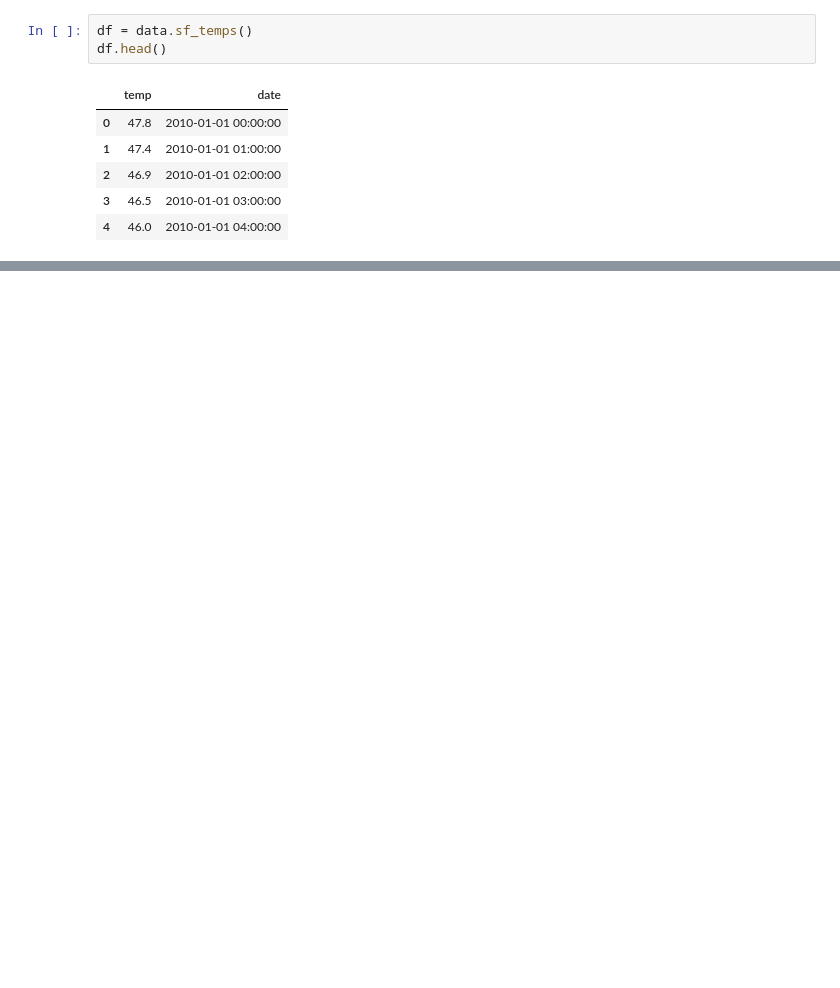
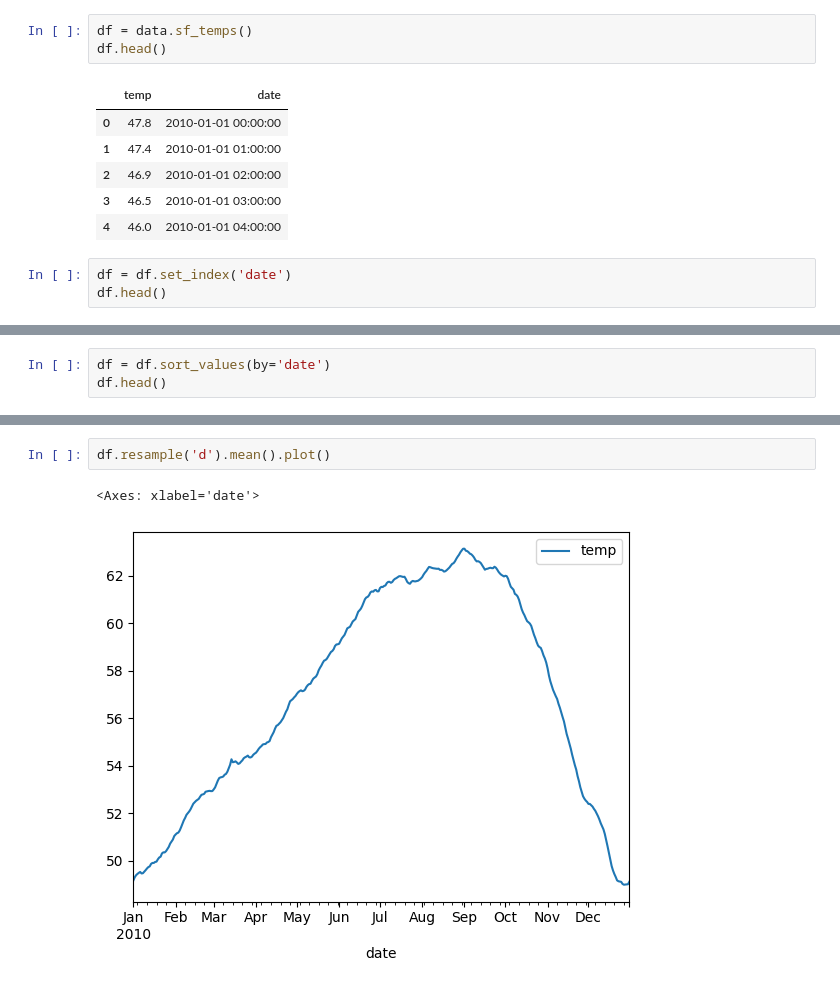
Before and after one commit to Jonathan-Garcia1/time_series_excercises, a Jupyter notebook: time_series_data_excersises.ipynb, the cells around one changed output, grey strips where cells are left out. Saved outputs shown, nothing was run; the diff lists cells and outputs as text; blank space fills up the shorter version.

```diff
--- a/time_series_data_excersises.ipynb
+++ b/time_series_data_excersises.ipynb
@@ -11,3 +12,6 @@ df.head()
 | 2 | 46.9 | 2010-01-01 02:00:00 |
 | 3 | 46.5 | 2010-01-01 03:00:00 |
 | 4 | 46.0 | 2010-01-01 04:00:00 |
+# %%
+df = df.set_index('date')
+df.head()
@@ -13,0 +26,3 @@ df.head()
+# %%
+df = df.sort_values(by='date')
+df.head()
@@ -13,0 +60,5 @@ df.head()
+# %%
+df.resample('d').mean().plot()
+# %% [output]
+<Axes: xlabel='date'>
+[figure, added]
```
Also changed, not shown: parts of 30 cells of this notebook.
